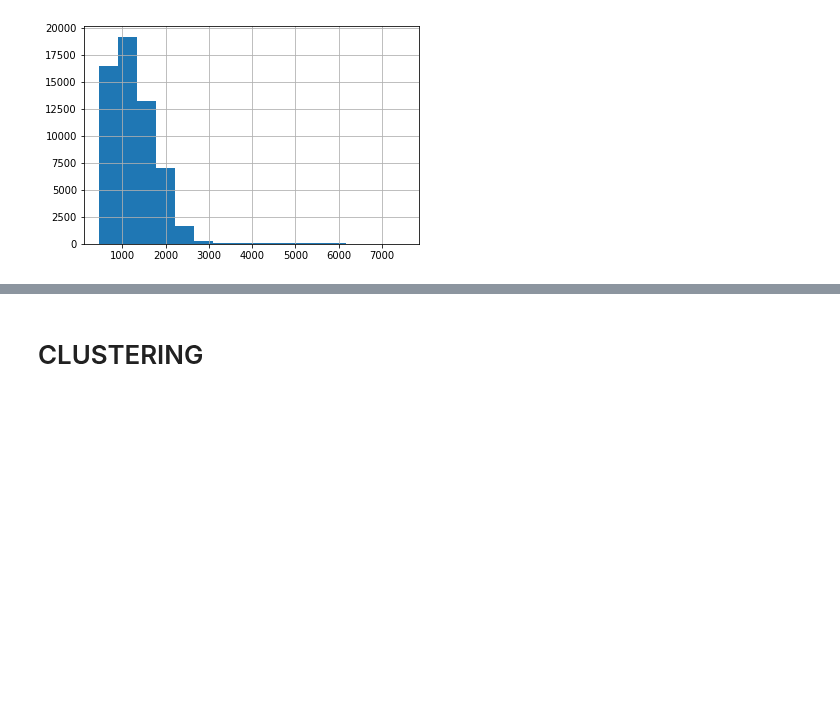
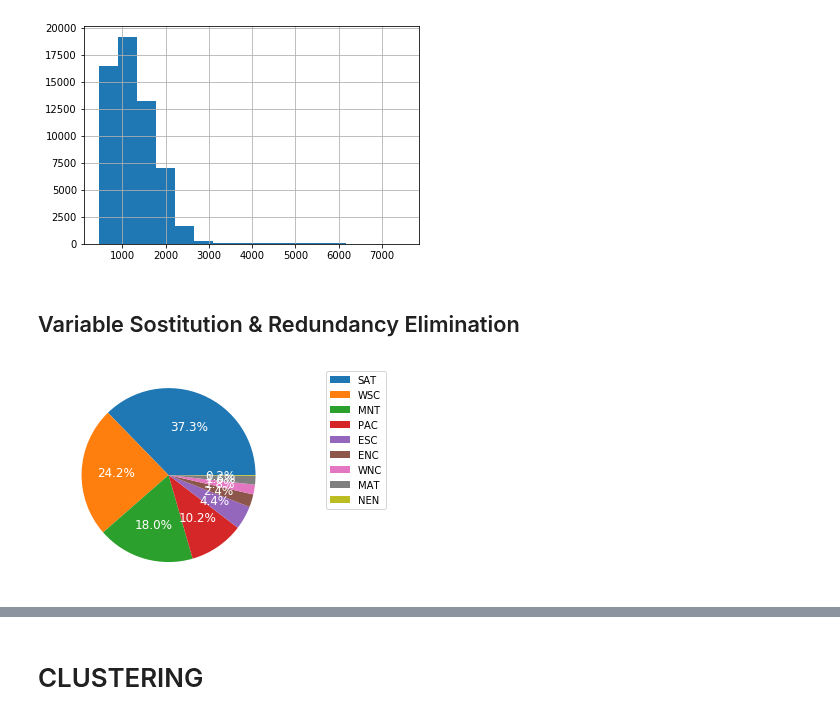
Before and after one commit to andybbruno/DataMining, a Jupyter notebook: DataUnderstanding.ipynb, the cells around one changed output, grey strips where cells are left out. Cells and saved outputs as stored; diff of their text form; code cells hidden in the pictures; blank space fills up the shorter version.

```diff
--- a/DataUnderstanding.ipynb
+++ b/DataUnderstanding.ipynb
@@ -331,3 +341,46 @@ df['WarrantyCost'].hist(bins=16)
 plt.show()
 # %% [output]
 [figure]
+# %% [markdown]
+## Variable Sostitution & Redundancy Elimination
+# %%
+PAC = ['WA' ,'OR','AK','HI','CA']
+MNT = ['MT' ,'WY','ID','NV','UT','CO','AZ','NM']
+WNC = ['ND' ,'MN','SD','IA','NE','KS','MO']
+WSC = ['OK' ,'AR','TX','LA']
+ENC = ['WI' ,'MI','OH','IN','IL']
+ESC = ['KY' ,'TN','MS','AL']
+MAT = ['NY' ,'PA','NJ']
+SAT = ['WV' ,'MD','DE','DC','VA','NC','SC','GA','FL']
+NEN = ['ME' ,'NH','VT','MA','CT','RI']
+# %%
+sost = []
+for i in df['VNST']:
+    if i in PAC:
+        sost.append('PAC')
+    elif i in MNT:
+        sost.append('MNT')
+    elif i in WNC:
+        sost.append('WNC')
+    elif i in WSC:
+        sost.append('WSC')
+    elif i in ENC:
+        sost.append('ENC')
+    elif i in ESC:
+        sost.append('ESC')
+    elif i in MAT:
+        sost.append('MAT')
+    elif i in SAT:
+        sost.append('SAT')
+    elif i in NEN:
+        sost.append('NEN')
+    else:
+        sost.append('XXX')
+
+df['Region'] = sost
+# %%
+plot = df['Region'].value_counts().plot.pie(legend=True,autopct='%1.1f%%',textprops=dict(color="w",size="12"))
+plot.legend(bbox_to_anchor=(1.2,1), loc="upper left")
+plot.axes.get_yaxis().set_visible(False)
+# %% [output]
+[figure, added]
```
Also changed, not shown: parts of 18 cells of this notebook.
